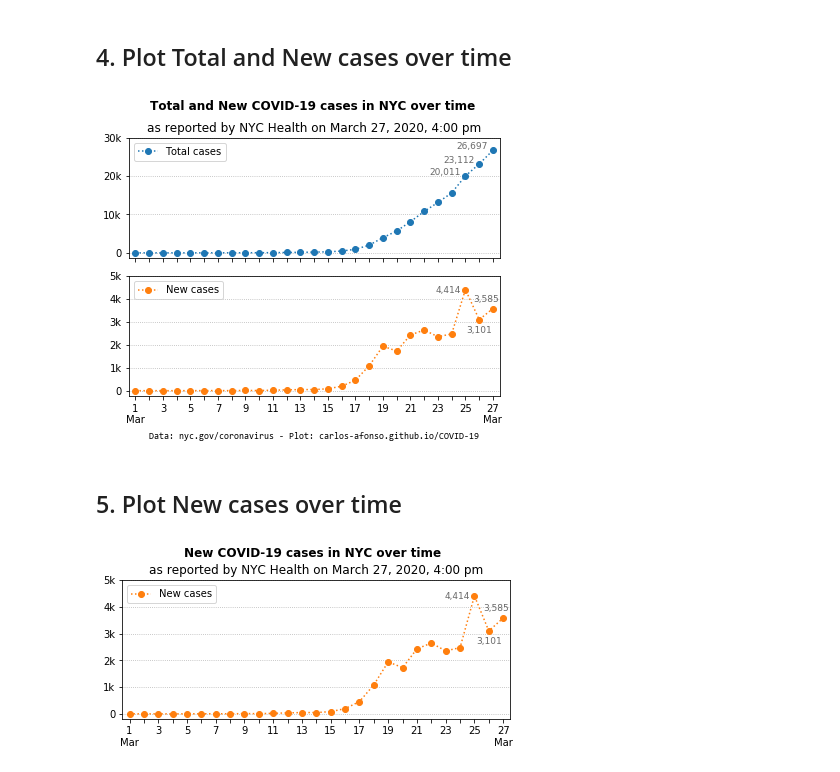
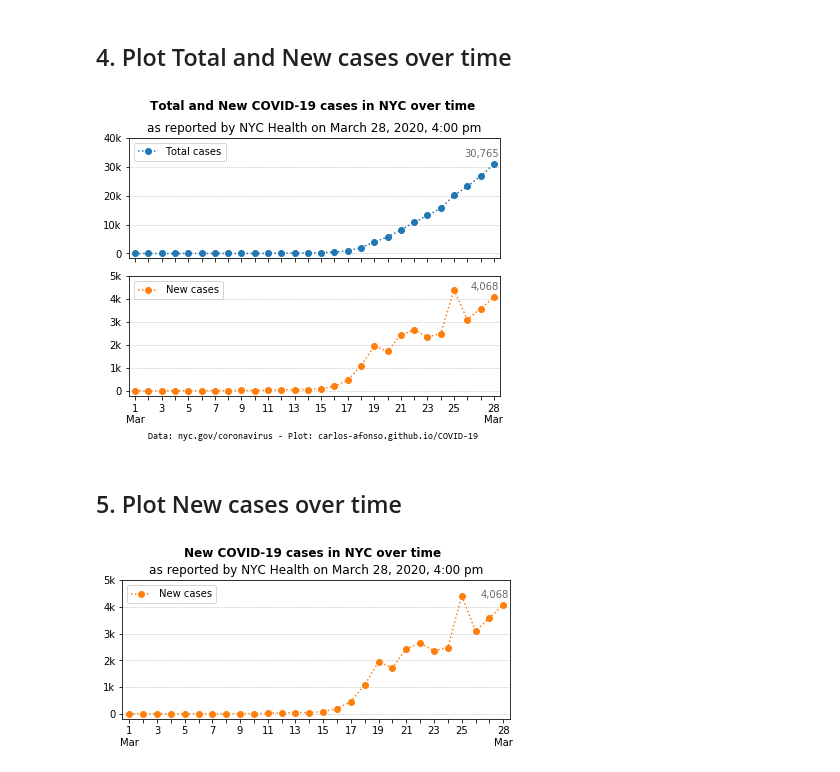
Before and after one commit to carlos-afonso/COVID-19, a Jupyter notebook: notebooks/nyc-covid-19-cases-over-time.ipynb, the cells around one changed output. Cells and saved outputs as stored; diff of their text form; code cells hidden in the pictures.

Commit message:
updates NYC data and plots

```diff
--- a/notebooks/nyc-covid-19-cases-over-time.ipynb
+++ b/notebooks/nyc-covid-19-cases-over-time.ipynb
@@ -12,7 +12,7 @@ import pandas as pd
 # %% [markdown]
 ## 1. Read data
 # %%
-update_str = 'as reported by NYC Health on March 27, 2020, 4:00 pm'
+update_str = 'as reported by NYC Health on March 28, 2020, 4:00 pm'
 source_str = 'Data: nyc.gov/coronavirus - Plot: carlos-afonso.github.io/COVID-19'
 
 data_file = '../data/nyc-health-daily-updates/cases/nyc-covid-19-cases-over-time.csv'
@@ -93,41 +93,42 @@ def thousands(x, pos):
 fig, (ax1, ax2) = plt.subplots(2, figsize=(6, 5), sharex=True)
 
 ax1.plot(df['date_label'], df['total_cases'], 'o:', color='C0', label='Total cases')
-n1 = 3
+n1 = 1
 for xy in zip(range(len(df)-n1, len(df)), df['total_cases'].iloc[-n1:]):
-    ax1.annotate('{:,}'.format(xy[1]), xy=xy, xytext=(-5, 1), textcoords='offset points', ha='right', color='dimgray', fontsize=9)
+    ax1.annotate('{:,}'.format(xy[1]), xy=xy, xytext=(-30, 8), textcoords='offset points', color='dimgray')
 ax1.set_xlim(-0.5, len(df)-0.5)
-ax1.set_ylim(-1300, 30000)
+ax1.set_ylim(-1500, 40000)
 ax1.yaxis.set_major_formatter(FuncFormatter(thousands))
 ax1.grid(axis='y', linestyle=':')
 ax1.legend(loc='upper left')
 
 ax2.plot(df['date_label'], df['new_cases'], 'o:', color='C1', label='New cases')
-n2 = 3
-xytext_list = [(-30, -3), (-13, -13), (-20, 7)]
+n2 = 1
+#xytext_list = [(-30, -3), (-13, -13), (-20, 7)]
+xytext_list = [(-23, 8)]
 for z in zip(range(len(df)-n2, len(df)), df['new_cases'].iloc[-n2:], xytext_list):
-    ax2.annotate('{:,}'.format(z[1]), xy=z[0:2], xytext=z[2], textcoords='offset points', color='dimgray', fontsize=9)
+    ax2.annotate('{:,}'.format(z[1]), xy=z[0:2], xytext=z[2], textcoords='offset points', color='dimgray')
 ax2.set_ylim(-250, 5000)
 ax2.yaxis.set_major_formatter(FuncFormatter(thousands))
 ax2.grid(axis='y', linestyle=':')
 ax2.legend(loc='upper left')
 
 plt.suptitle('Total and New COVID-19 cases in NYC over time', x=0.51, fontweight='bold')
 ax1.set_title(update_str)
 
 ax2.text(1, -2100, source_str, fontfamily='Consolas', fontsize=9)
 
 x_labels = [df['date_label'].iloc[i] if i%2==0 else '' for i in range(len(df))]
 if len(df)%2 == 0:
     x_labels[-2] = ''
     x_labels[-1] = df['date_label'].iloc[-1]
 
 ax1.set_xticklabels(x_labels)
 
 plt.tight_layout(rect=[0, 0, 1, 0.95])
 plt.show()
 # %% [output]
-[figure, old version]
+[figure, new version]
 # %%
 # Save figure as SVG and PNG images
 file_path = '../images/nyc-covid-19-total-and-new-cases-over-time'
@@ -140,10 +141,11 @@ fig = plt.figure(figsize=(6, 3))
 
 plt.plot(df['date_label'], df['new_cases'], 'o:', color='C1', label='New cases')
 
-n2 = 3
-xytext_list = [(-30, -3), (-13, -13), (-20, 7)]
+n2 = 1
+xytext_list = [(-23, 7)]
+#xytext_list = [(-30, -3), (-13, -13), (-20, 7)]
 for z in zip(range(len(df)-n2, len(df)), df['new_cases'].iloc[-n2:], xytext_list):
-    plt.annotate('{:,}'.format(z[1]), xy=z[0:2], xytext=z[2], textcoords='offset points', color='dimgray', fontsize=9)
+    plt.annotate('{:,}'.format(z[1]), xy=z[0:2], xytext=z[2], textcoords='offset points', color='dimgray')
 
 x_labels = [df['date_label'].iloc[i] if i%2==0 else '' for i in range(len(df))]
 if len(df)%2 == 0:
@@ -169,7 +171,7 @@ plt.legend(loc='upper left')
 plt.tight_layout(rect=[0, 0, 1, 0.95])
 plt.show()
 # %% [output]
-[figure, old version]
+[figure, new version]
 # %%
 # Save figure as SVG and PNG images
 file_path = '../images/nyc-covid-19-new-cases-over-time'
```
Also changed, not shown: parts of 2 cells of this notebook, 11 other files.
